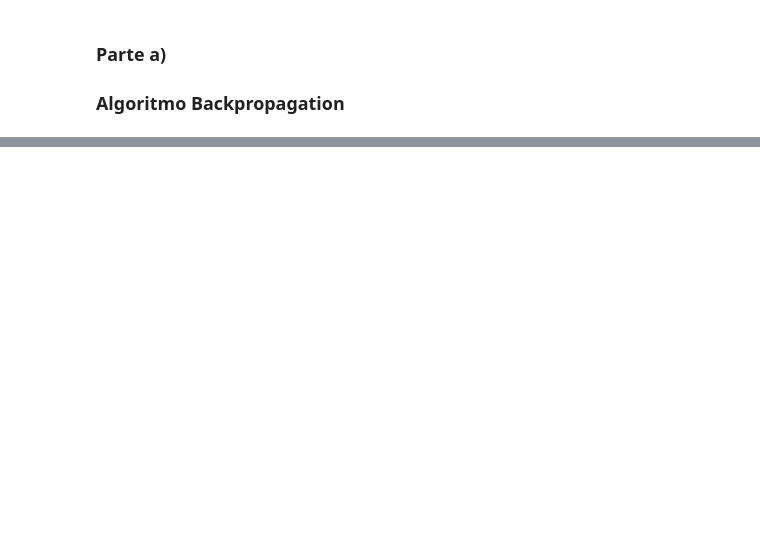
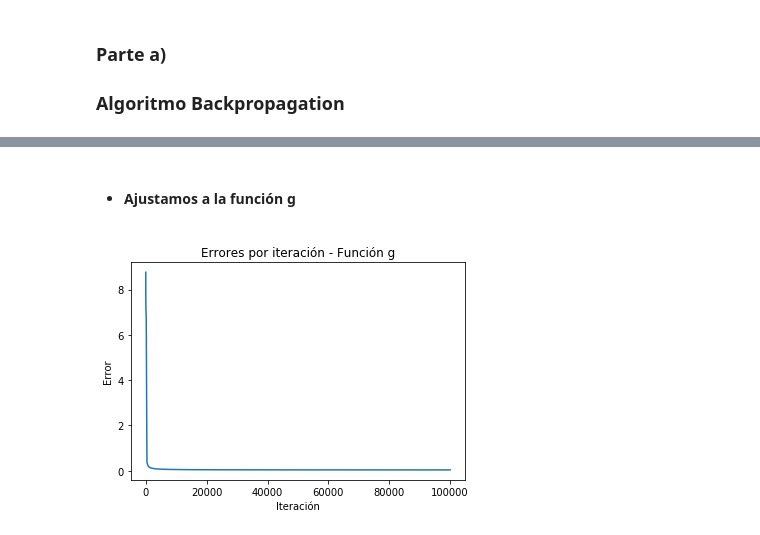
Before and after one commit to e567713/Laboratorios_MAA, a Jupyter notebook: Laboratorio_5/artificial_neural_network.ipynb, the cells around one changed output, grey strips where cells are left out. Cells and saved outputs as stored; diff of their text form; code cells hidden in the pictures; blank space fills up the shorter version.

```diff
--- a/Laboratorio_5/artificial_neural_network.ipynb
+++ b/Laboratorio_5/artificial_neural_network.ipynb
@@ -148,0 +188,14 @@ AttributeError: type object 'ANN' has no attribute 'output_layer'
+# %% [markdown]
+- #### Ajustamos a la función g
+# %%
+rate = 0.1
+iterations = 10**5
+n_input = 2
+n_hidden = 3
+n_output = 1
+
+versions_g, errors_g = backpropagation(n_input,n_hidden,n_output,iterations,training_set_g,rate)
+
+plot_errors('g', errors_g)
+# %% [output]
+[figure, added]
```
Also changed, not shown: parts of 14 cells of this notebook.
